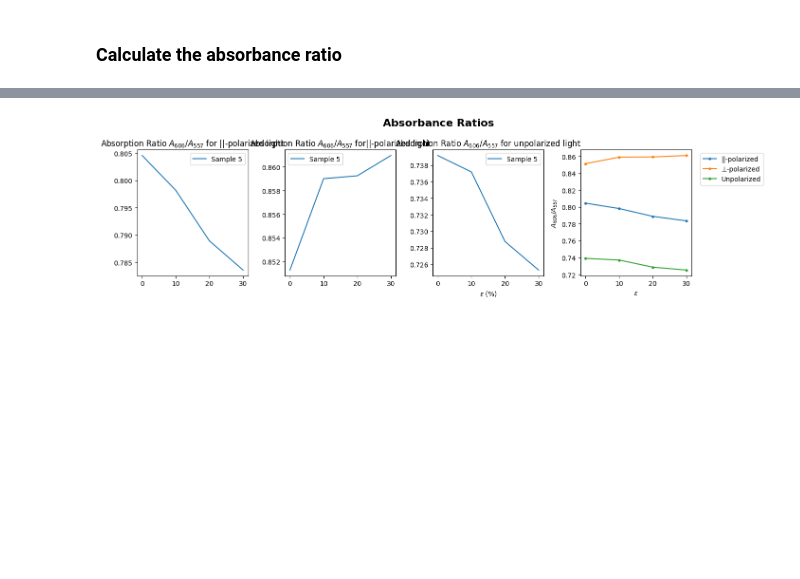
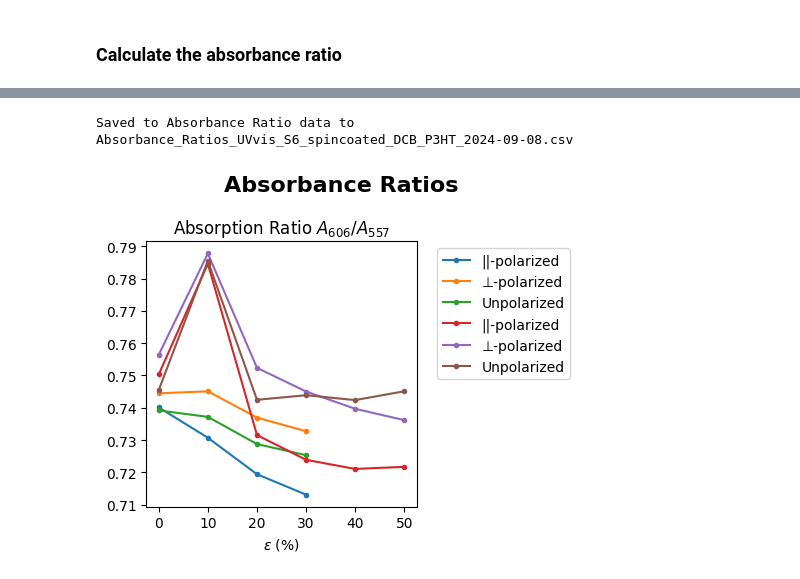
Before and after one commit to trilusa/UV-vis, a Jupyter notebook: Carlos_P3HT_9-8-24/polarized_uv-vis_plotting.ipynb, the cells around one changed output, grey strips where cells are left out. Drawn from its saved outputs; the diff is of its cells as text; code cells hidden in the pictures; blank space fills up the shorter version.

Commit message:
poster plot freeze

```diff
--- a/Carlos_P3HT_9-8-24/polarized_uv-vis_plotting.ipynb
+++ b/Carlos_P3HT_9-8-24/polarized_uv-vis_plotting.ipynb
@@ -230,7 +231,8 @@ df_absorbance_ratios = pd.DataFrame()
 
 for i, sample in enumerate(sample_info):
     print(sample)
-    df_corrected = pd.read_csv(sample['file_path'])
+    data_save_str = f"Corrected_Polarized_UVvis_S{sample['s_num']}_{sample['method_str']}_P3HT_{sample['date_str']}.csv"
+    df_corrected = pd.read_csv(data_save_str)
 
     # Get absorbance data for the peaks
     A00 = df_corrected[df_corrected['Wavelength'] == peak00]
@@ -260,45 +256,32 @@ for i, sample in enumerate(sample_info):
+# %%
+absorbance_ratios_data_save_str = f"Absorbance_Ratios_UVvis_S{s_num}_{method_str}_{solvent_str}_P3HT_{date_str}.csv"
+df_absorbance_ratios.to_csv(absorbance_ratios_data_save_str, index=False)
+print(f"Saved to Absorbance Ratio data to {absorbance_ratios_data_save_str}")
+# %% [output]
+Saved to Absorbance Ratio data to Absorbance_Ratios_UVvis_S6_spincoated_DCB_P3HT_2024-09-08.csv
 # %%
-fig, axs = plt.subplots(1, 4, figsize=(14, 4))
+fig, axs = plt.subplots(1, 1, figsize=(5, 4))
 fig.suptitle("Absorbance Ratios", fontsize=16, fontweight='bold')
 
-# Loop through each row in the DataFrame (i.e., each sample)
+# df_absorbance_ratios = df_absorbance_ratios.mean(axis=0).to_frame().T
+
 for i, row in df_absorbance_ratios.iterrows():
-    # Find the columns with 'H' and without 'baseline'
     H_columns_str = [col for col in df_absorbance_ratios.columns if 'H' in col and 'baseline' not in col]
     H_percents = [float(s.strip('%HV')) for s in H_columns_str]
-    axs[0].plot(H_percents, row[H_columns_str], label=f"Sample {sample_info[i]['s_num']}")
 
     V_columns_str = [col for col in df_absorbance_ratios.columns if 'V' in col and 'baseline' not in col]
     V_percents = [float(s.strip('%HV')) for s in V_columns_str]
-    axs[1].plot(V_percents, row[V_columns_str], label=f"Sample {sample_info[i]['s_num']}")
 
     unpolarized_columns_str = [col for col in df_corrected.columns if 'V' not in col and 'H' not in col and 'baseline' not in col and 'Wavelength' not in col]
     unpolaraized_percents = [float(s.strip('%HV')) for s in H_columns_str]
-    axs[2].plot(unpolaraized_percents, row[unpolarized_columns_str], label=f"Sample {sample_info[i]['s_num']}")
 
-    axs[3].plot(H_percents, row[H_columns_str], '.-',label=f"||-polarized")
-    axs[3].plot(V_percents, row[V_columns_str], '.-', label=f"⊥-polarized")
-    axs[3].plot(unpolaraized_percents, row[unpolarized_columns_str], '.-',label=f"Unpolarized")
+    axs.plot(H_percents, row[H_columns_str], '.-',label=f"||-polarized")
+    axs.plot(V_percents, row[V_columns_str], '.-', label=f"⊥-polarized")
+    axs.plot(unpolaraized_percents, row[unpolarized_columns_str], '.-',label=f"Unpolarized")
 
-
-
-    break
-
-# Add legend and show plot
-axs[0].set_title(rf'Absorption Ratio $A_{{606}}/A_{{557}}$ for ||-polarized light')
-axs[1].set_title(rf'Absorption Ratio $A_{{606}}/A_{{557}}$ for||-polarized light')
-axs[2].set_title(rf'Absorption Ratio $A_{{606}}/A_{{557}}$ for unpolarized light')
-axs[2].set_xlabel(r'$\epsilon$ (%)')
-# axs[0].set_title(f'Dichroic Ratio $A_{{||}}/A_{{\perp}}$ for ||-polarized light')
-
-axs[0].legend()
-axs[1].legend()
-axs[2].legend()
-axs[3].legend(bbox_to_anchor=(1.05, 1), loc='upper left')
-
-axs[3].set_ylabel(rf'$A_{{606}}/A_{{557}}$')
-axs[3].set_xlabel(rf'$\epsilon$')
-
+axs.set_title(rf'Absorption Ratio $A_{{606}}/A_{{557}}$')
+axs.set_xlabel(r'$\epsilon$ (%)')
+axs.legend(bbox_to_anchor=(1.05, 1), loc='upper left')
 fig.tight_layout()
 # %% [output]
-[figure, old version]
+[figure, new version]
```
Also changed, not shown: parts of 7 cells of this notebook, 2 other files.
